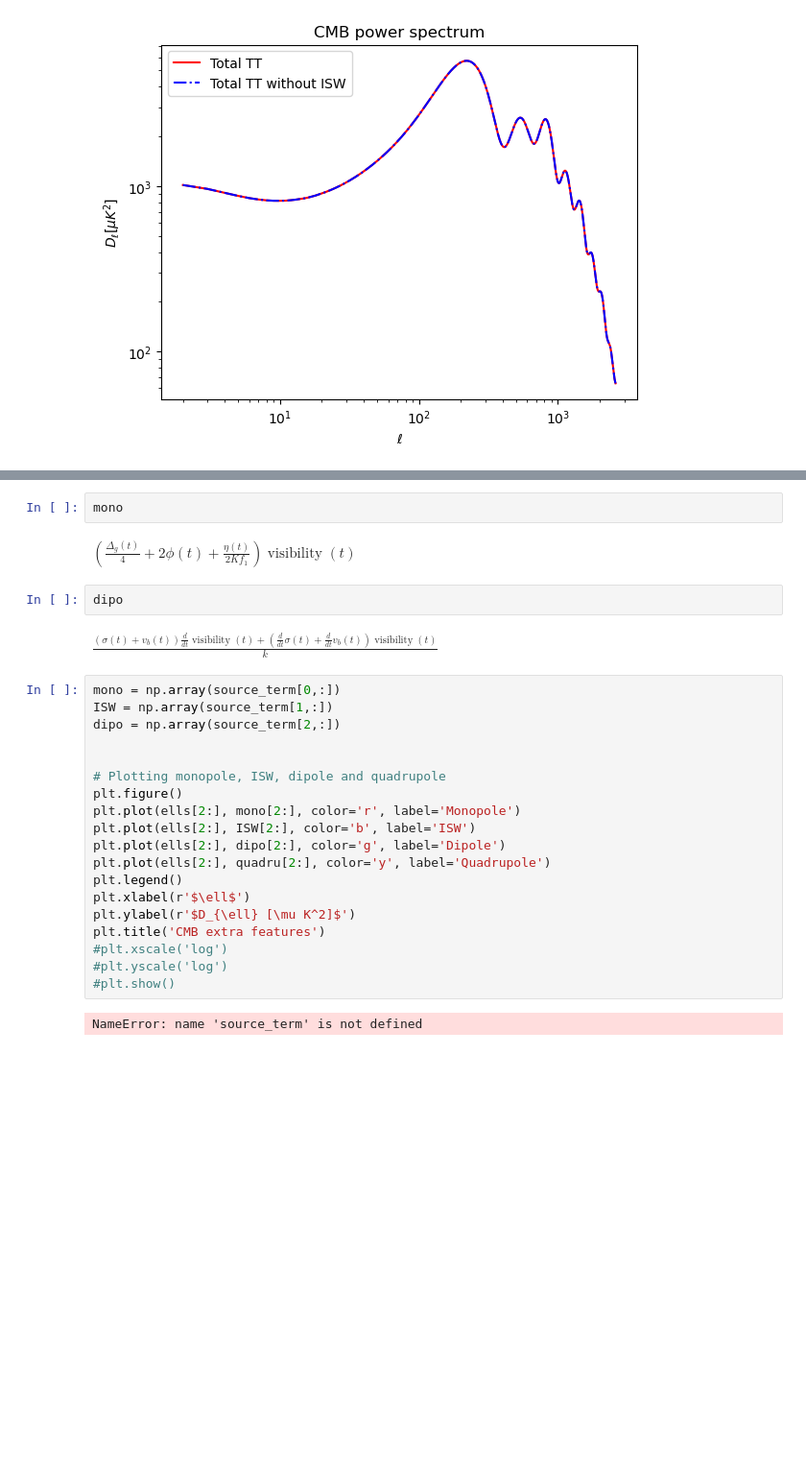
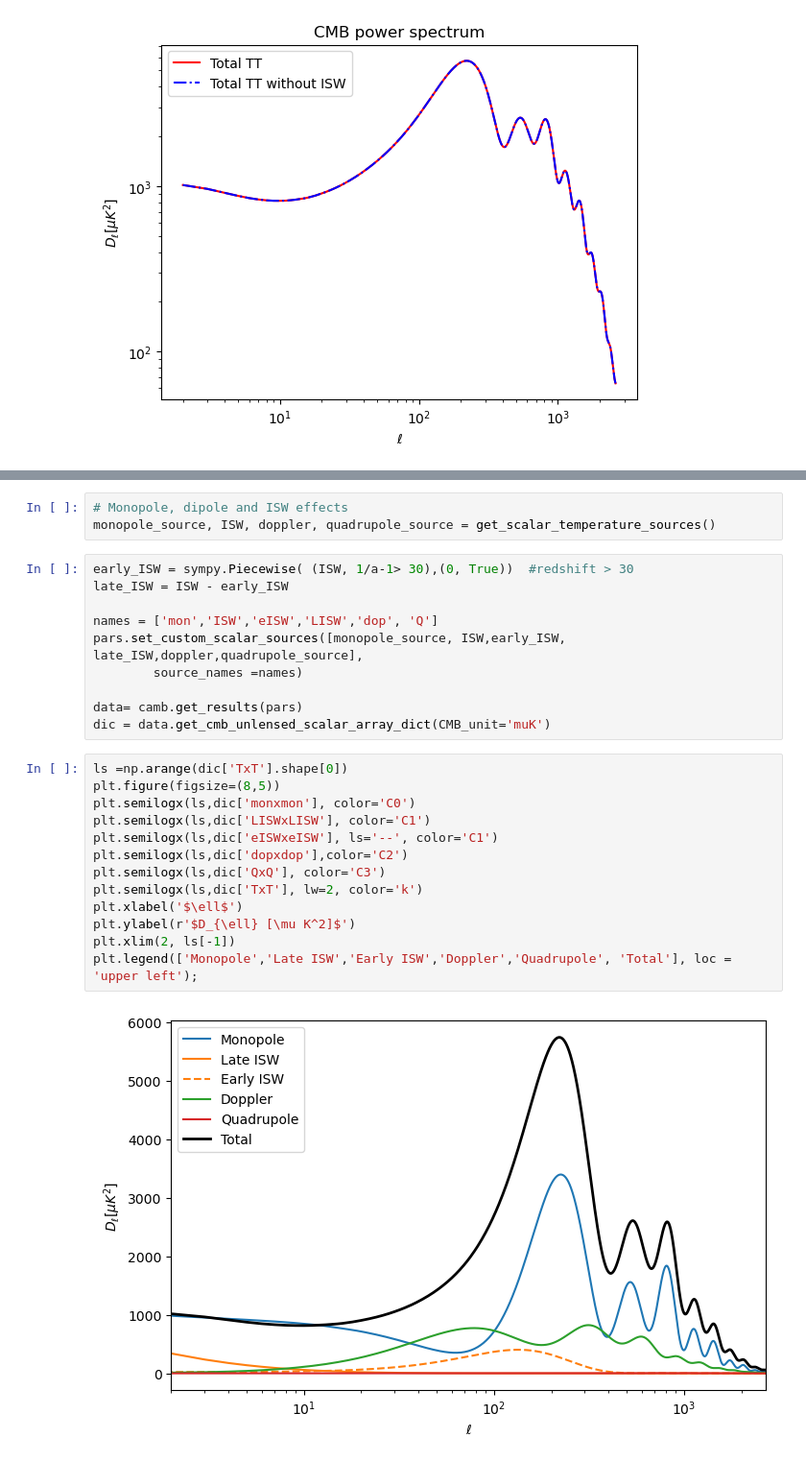
Before and after one commit to GenovaCosmology/AstroCosmoComputational, a Jupyter notebook: Students/Gabriele_Russo/CosmicStructures/Week6/ex1.ipynb, the cells around one changed output, grey strips where cells are left out. Shown at 96% size. Drawn from its saved outputs; the diff is of its cells as text; blank space fills up the shorter version.

```diff
--- a/Students/Gabriele_Russo/CosmicStructures/Week6/ex1.ipynb
+++ b/Students/Gabriele_Russo/CosmicStructures/Week6/ex1.ipynb
@@ -97,29 +101,28 @@ mono, ISW, dipo, quadru = get_scalar_temperature_sources()
-# %%
-mono
-# %% [output]
-$\displaystyle \left(\frac{\Delta_{g}{\left(t \right)}}{4} + 2 \phi{\left(t \right)} + \frac{\eta{\left(t \right)}}{2 Kf_{1}}\right) \operatorname{visibility}{\left(t \right)}$
-# %%
-dipo
-# %% [output]
-$\displaystyle \frac{\left(\sigma{\left(t \right)} + v_{b}{\left(t \right)}\right) \frac{d}{d t} \operatorname{visibility}{\left(t \right)} + \left(\frac{d}{d t} \sigma{\left(t \right)} + \frac{d}{d t} v_{b}{\left(t \right)}\right) \operatorname{visibility}{\left(t \right)}}{k}$
-# %%
-mono = np.array(source_term[0,:])
-ISW = np.array(source_term[1,:])
-dipo = np.array(source_term[2,:])
-
-
-# Plotting monopole, ISW, dipole and quadrupole
-plt.figure()
-plt.plot(ells[2:], mono[2:], color='r', label='Monopole')
-plt.plot(ells[2:], ISW[2:], color='b', label='ISW')
-plt.plot(ells[2:], dipo[2:], color='g', label='Dipole')
-plt.plot(ells[2:], quadru[2:], color='y', label='Quadrupole')
-plt.legend()
-plt.xlabel(r'$\ell$')
-plt.ylabel(r'$D_{\ell} [\mu K^2]$')
-plt.title('CMB extra features')
-#plt.xscale('log')
-#plt.yscale('log')
-#plt.show()
-# %% [output]
-NameError: name 'source_term' is not defined
+# %%
+# Monopole, dipole and ISW effects
+monopole_source, ISW, doppler, quadrupole_source = get_scalar_temperature_sources()
+# %%
+early_ISW = sympy.Piecewise( (ISW, 1/a-1> 30),(0, True))  #redshift > 30
+late_ISW = ISW - early_ISW
+
+names = ['mon','ISW','eISW','LISW','dop', 'Q']
+pars.set_custom_scalar_sources([monopole_source, ISW,early_ISW, late_ISW,doppler,quadrupole_source],
+        source_names =names)
+
+data= camb.get_results(pars)
+dic = data.get_cmb_unlensed_scalar_array_dict(CMB_unit='muK')
+# %%
+ls =np.arange(dic['TxT'].shape[0])
+plt.figure(figsize=(8,5))
+plt.semilogx(ls,dic['monxmon'], color='C0')
+plt.semilogx(ls,dic['LISWxLISW'], color='C1')
+plt.semilogx(ls,dic['eISWxeISW'], ls='--', color='C1')
+plt.semilogx(ls,dic['dopxdop'],color='C2')
+plt.semilogx(ls,dic['QxQ'], color='C3')
+plt.semilogx(ls,dic['TxT'], lw=2, color='k')
+plt.xlabel('$\ell$')
+plt.ylabel(r'$D_{\ell} [\mu K^2]$')
+plt.xlim(2, ls[-1])
+plt.legend(['Monopole','Late ISW','Early ISW','Doppler','Quadrupole', 'Total'], loc = 'upper left');
+# %% [output]
+[figure, added]
```
Also changed, not shown: parts of 6 cells of this notebook.
